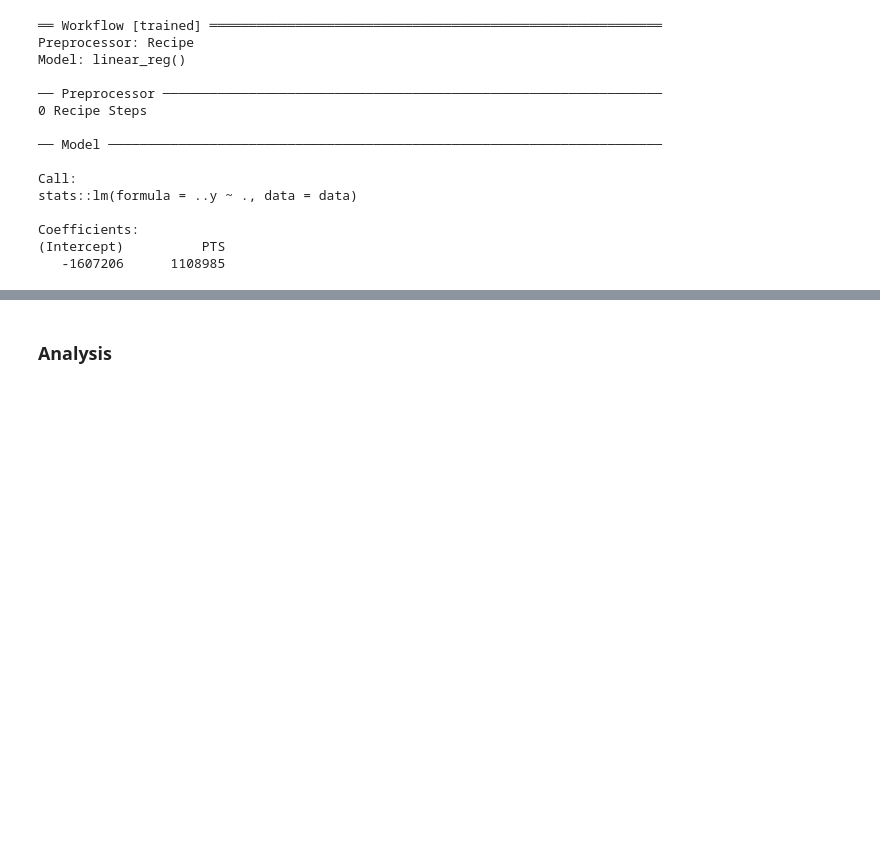
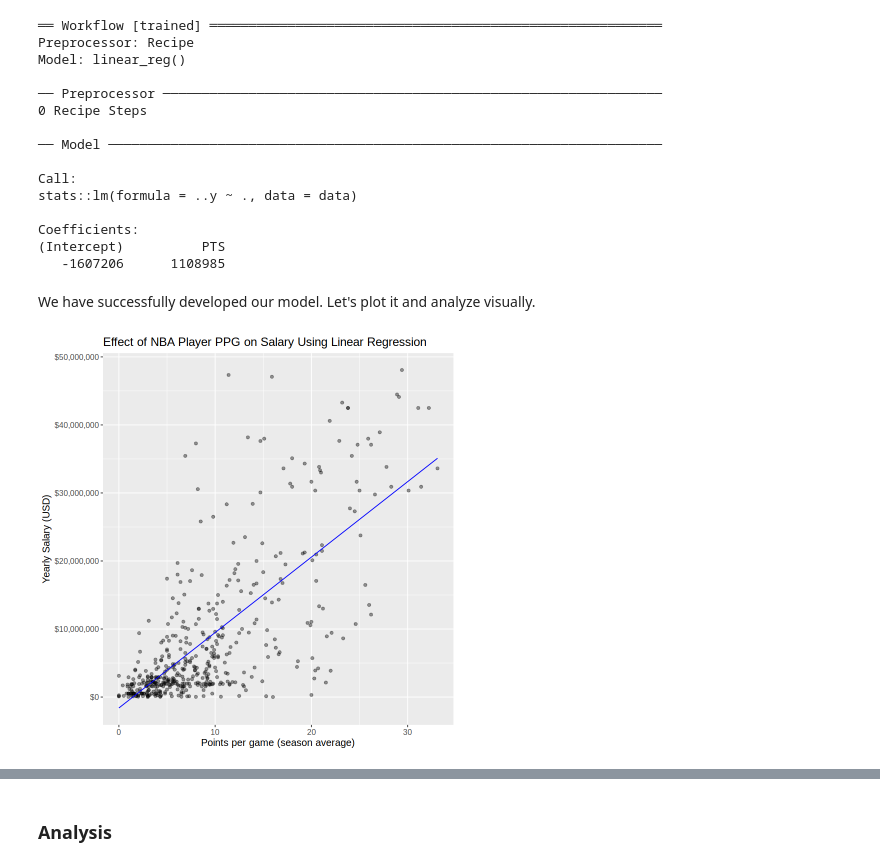
Before and after one commit to jhcrowley/DCSI-100-Group-33, a Jupyter notebook: DSCI_Final_Project_V1.ipynb, the cells around one changed output, grey strips where cells are left out. Drawn from its saved outputs; the diff is of its cells as text; code cells hidden in the pictures; blank space fills up the shorter version.

```diff
--- a/DSCI_Final_Project_V1.ipynb
+++ b/DSCI_Final_Project_V1.ipynb
@@ -446,3 +415,31 @@ stats::lm(formula = ..y ~ ., data = data)
 Coefficients:
 (Intercept)          PTS
    -1607206      1108985
+# %% [markdown]
+We have successfully developed our model. Let's plot it and analyze visually.
+# %%
+NBA_sal_prediction_grid <- tibble(
+    PTS = c(
+        NBA_salary_data |> select(PTS) |> min(),
+        NBA_salary_data |> select(PTS) |> max()
+    )
+)
+
+NBA_sal_preds <- lm_fit |>
+  predict(NBA_sal_prediction_grid) |>
+  bind_cols(NBA_sal_prediction_grid)
+
+lm_plot_final <- ggplot(NBA_salary_data, aes(x = PTS, y = Salary)) +
+  geom_point(alpha = 0.4) +
+  geom_line(data = NBA_sal_preds,
+            mapping = aes(x = PTS, y = .pred),
+            color = "blue") +
+  xlab("Points per game (season average)") +
+  ylab("Yearly Salary (USD)") +
+  ggtitle("Effect of NBA Player PPG on Salary Using Linear Regression") +
+  scale_y_continuous(labels = dollar_format()) +
+  theme(text = element_text(size = 12))
+
+lm_plot_final
+# %% [output]
+[figure, added]
```
Also changed, not shown: parts of 47 cells of this notebook.
